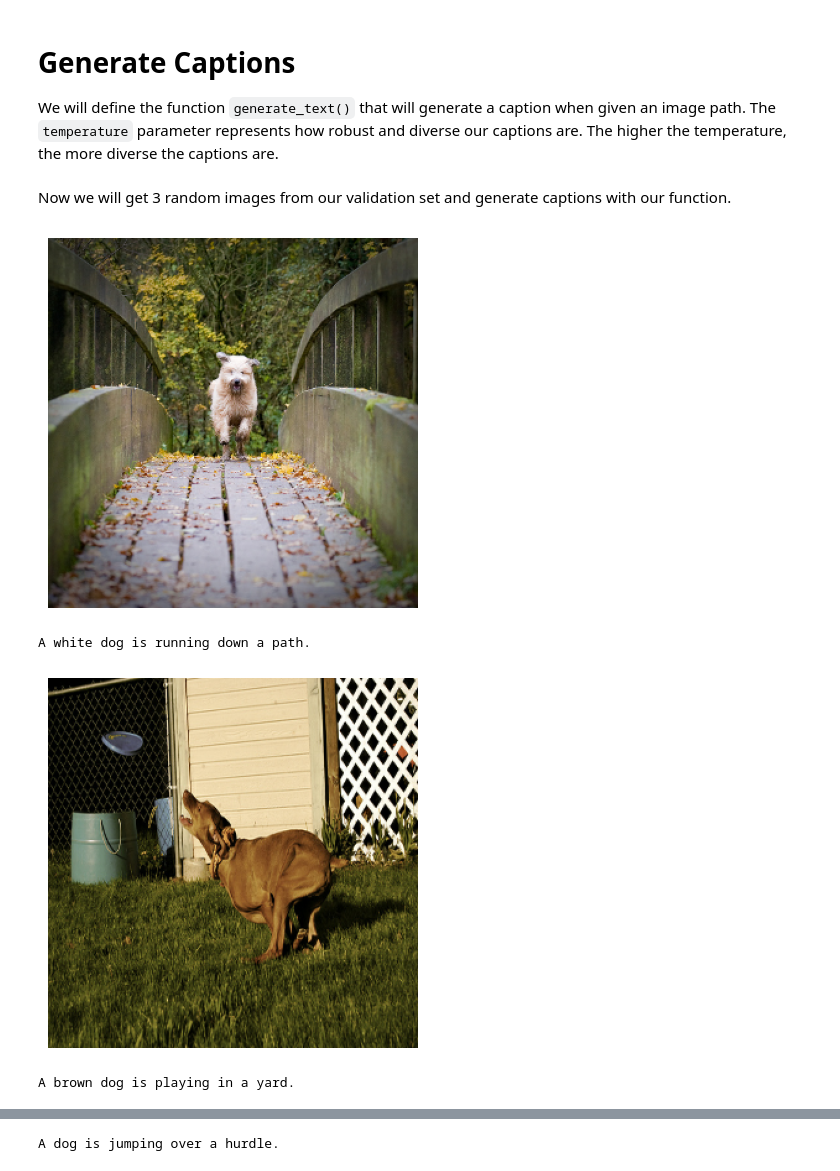
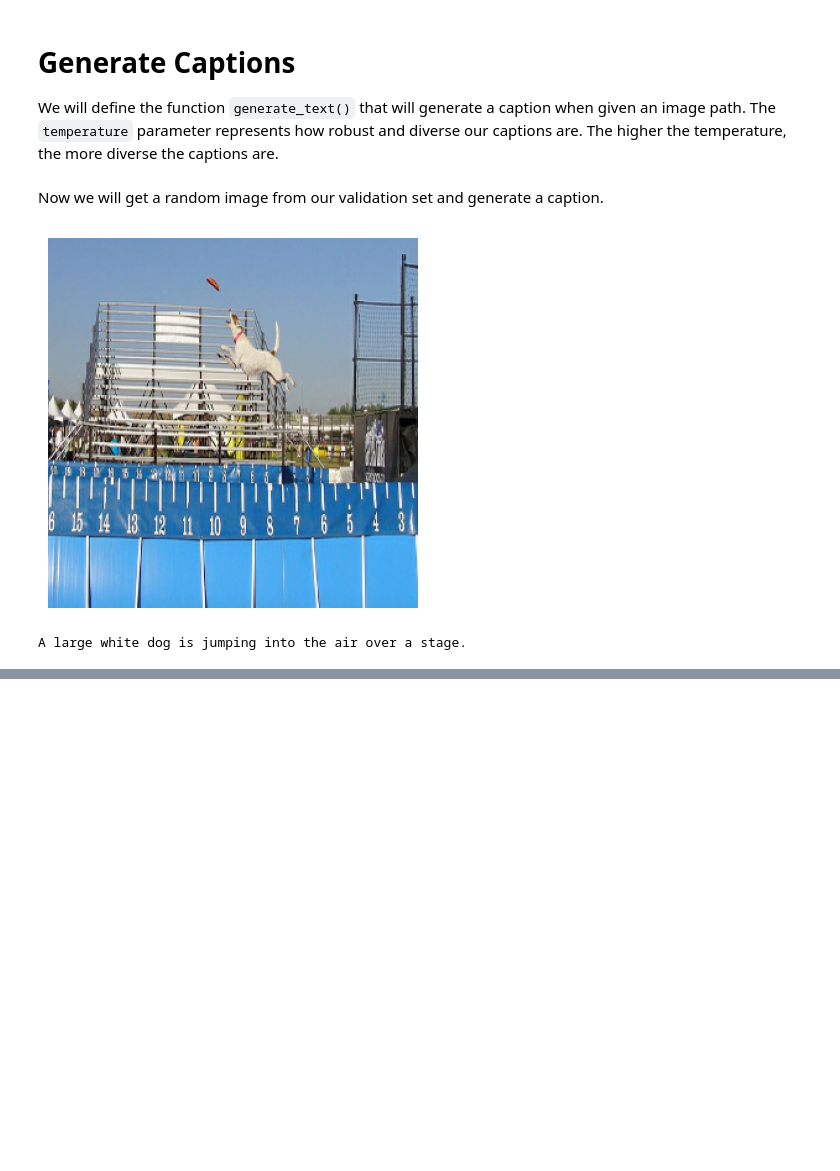
Before and after one commit to danplotkin/Transformer-based-Image-Captioning-From-Scratch-with-TensorFlow, a Jupyter notebook: Image_Captioner.ipynb, the cells around one changed output, grey strips where cells are left out. Saved outputs shown, nothing was run; the diff lists cells and outputs as text; code cells hidden in the pictures; blank space fills up the shorter version.

```diff
--- a/Image_Captioner.ipynb
+++ b/Image_Captioner.ipynb
@@ -631,7 +623,7 @@ $$\Large{lrate = d_{model}^{-0.5} \cdot \min(\text{step}_{\text{num}}^{-0.5}, \t
 Why do we do this? Using a fixed learning rate throughout the training process can be suboptimal. In the early stages of training, when the model parameters are far from their optimal values, a high learning rate can help the model converge more quickly. However, as training progresses and the model gets closer to the optimal parameters, a high learning rate can cause the model to overshoot the optimal values and diverge. A learning rate schedule helps address this problem by reducing the learning rate over time. We will add a scale factor to our formula so the initial learning rate is not too high.
 # %%
 class CustomSchedule(tf.keras.optimizers.schedules.LearningRateSchedule):
-    def __init__(self, d_model, warmup_steps=2500, scale_factor=0.1):
+    def __init__(self, d_model, warmup_steps=500, scale_factor=0.25):
         super().__init__()
 
         self.d_model = d_model
@@ -687,8 +679,8 @@ Now we will train our model onto our training dataset.
 history = model.fit(
     train_ds.repeat(),
     validation_data=valid_ds.repeat(),
-    steps_per_epoch=500,
-    validation_steps=100,
+    steps_per_epoch=100,
+    validation_steps=20,
     epochs=EPOCHS,
     callbacks=[early_stopping, checkpoint]
 )
@@ -731,4 +723,2 @@ Trainable params: 19,217,170
 Non-trainable params: 21,802,784
 _________________________________________________________________
-# %%
-model.load_weights(weights_path)
@@ -802,15 +790,12 @@ def generate_text(img, max_length=MAX_SEQ_LEN, temperature=0):
     result = tf.strings.reduce_join(words, axis=-1, separator=' ')
     print(result.numpy().decode().capitalize() + '.')
 # %% [markdown]
-Now we will get 3 random images from our validation set and generate captions with our function.
+Now we will get a random image from our validation set and generate a caption.
 # %%
-paths = [valid_set_raw[x][0] for x in np.random.randint(0, len(valid_set_raw), size=(3))]
+path = valid_set_raw[np.random.randint(0, len(valid_set_raw))][0]
 
-for path in paths:
-  generate_text(path)
-  print()
+
+generate_text(path)
 # %% [output]
-[figure, old version]
+[figure, new version]
-A white dog is running down a path.
+A large white dog is jumping into the air over a stage.
-[figure, removed]
-A brown dog is playing in a yard.
@@ -818 +801,0 @@ A brown dog is playing in a yard.
-A dog is jumping over a hurdle.
```
Also changed, not shown: parts of 15 cells of this notebook.
